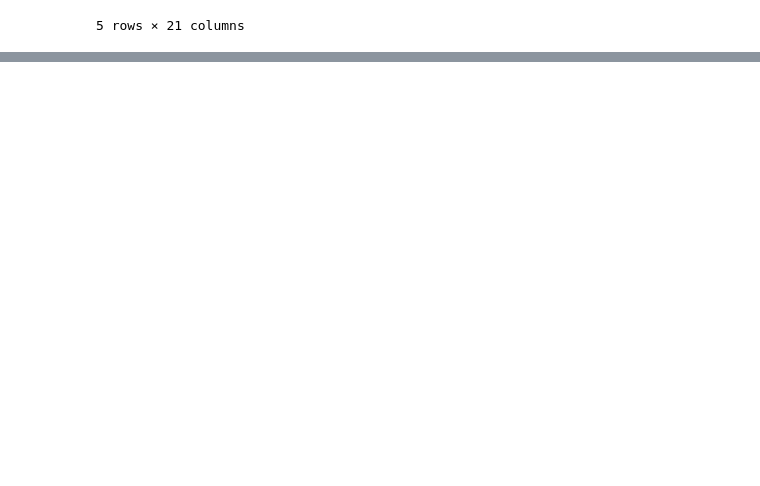
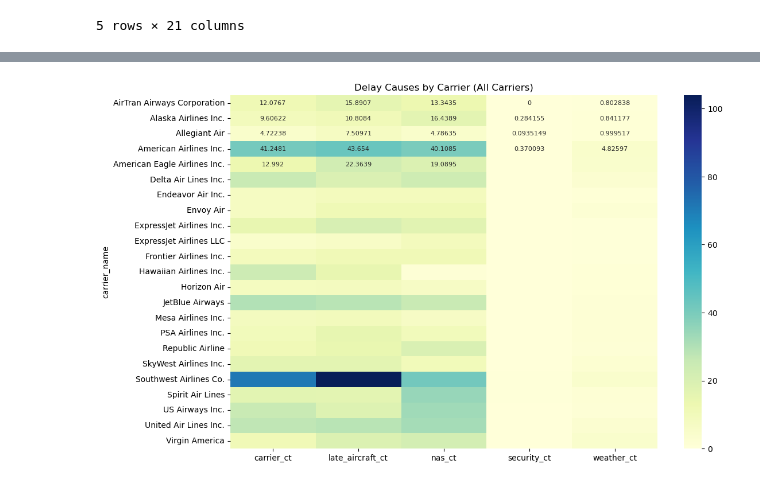
Before and after one commit to lingyuehao/Data_Dawgs, a Jupyter notebook: Data-Dawgs.ipynb, the cells around one changed output, grey strips where cells are left out. Saved outputs shown, nothing was run; the diff lists cells and outputs as text; code cells hidden in the pictures; blank space fills up the shorter version.

```diff
--- a/Data-Dawgs.ipynb
+++ b/Data-Dawgs.ipynb
@@ -46,0 +155,16 @@ Name: 0, dtype: object
+# %%
+import matplotlib.pyplot as plt
+import seaborn as sns
+
+heatmap_data = data[['carrier_name', 'carrier_ct', 'weather_ct', 'nas_ct', 'security_ct', 'late_aircraft_ct']]
+
+heatmap_matrix = heatmap_data.pivot_table(index='carrier_name', values=['carrier_ct', 'weather_ct', 'nas_ct', 'security_ct', 'late_aircraft_ct'])
+
+heatmap_matrix = heatmap_matrix.fillna(0)
+
+plt.figure(figsize=(12, 8))
+sns.heatmap(heatmap_matrix, annot=True, fmt="g", cmap="YlGnBu", annot_kws={"size": 8})
+plt.title('Delay Causes by Carrier (All Carriers)')
+plt.show()
+# %% [output]
+[figure, added]
```
Also changed, not shown: parts of 13 cells of this notebook.
